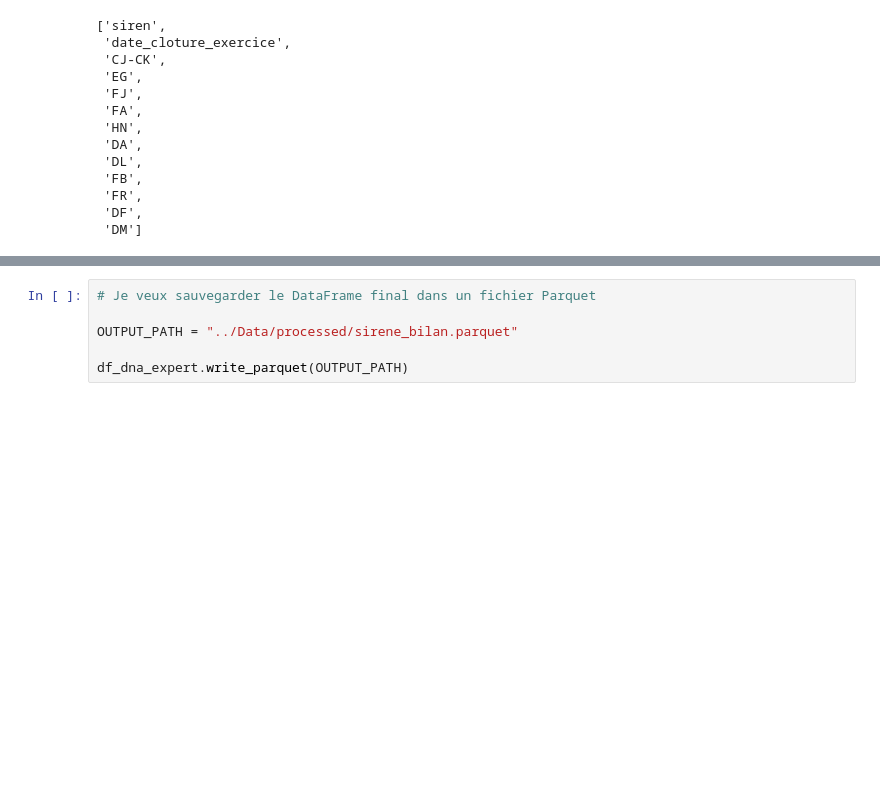
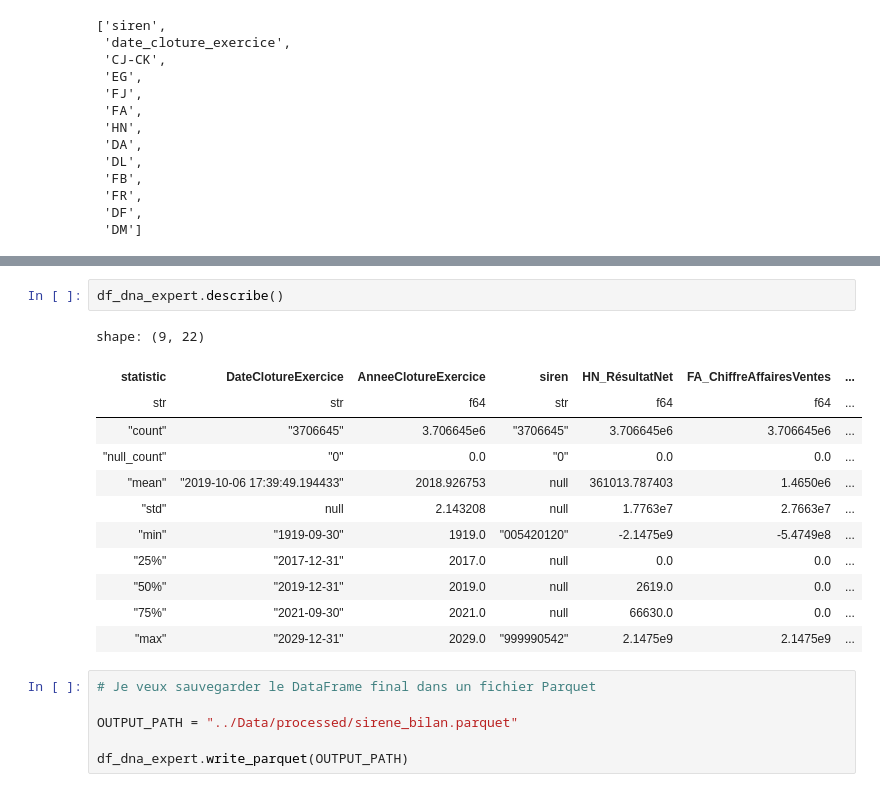
Before and after one commit to ugozchi/AS_Supervised_Learning, a Jupyter notebook: Notebooks/00_Sandbox.ipynb, the cells around one changed output, grey strips where cells are left out. Saved outputs shown, nothing was run; the diff lists cells and outputs as text; blank space fills up the shorter version.

```diff
--- a/Notebooks/00_Sandbox.ipynb
+++ b/Notebooks/00_Sandbox.ipynb
@@ -813,3 +877,18 @@ shape: (5, 21)
+# %%
+df_dna_expert.describe()
+# %% [output]
+shape: (9, 22)
+| statistic | DateClotureExercice | AnneeClotureExercice | siren | HN_RésultatNet | FA_ChiffreAffairesVentes | ... |
+| str | str | f64 | str | f64 | f64 | ... |
+| "count" | "3706645" | 3.706645e6 | "3706645" | 3.706645e6 | 3.706645e6 | ... |
+| "null_count" | "0" | 0.0 | "0" | 0.0 | 0.0 | ... |
+| "mean" | "2019-10-06 17:39:49.194433" | 2018.926753 | null | 361013.787403 | 1.4650e6 | ... |
+| "std" | null | 2.143208 | null | 1.7763e7 | 2.7663e7 | ... |
+| "min" | "1919-09-30" | 1919.0 | "005420120" | -2.1475e9 | -5.4749e8 | ... |
+| "25%" | "2017-12-31" | 2017.0 | null | 0.0 | 0.0 | ... |
+| "50%" | "2019-12-31" | 2019.0 | null | 2619.0 | 0.0 | ... |
+| "75%" | "2021-09-30" | 2021.0 | null | 66630.0 | 0.0 | ... |
+| "max" | "2029-12-31" | 2029.0 | "999990542" | 2.1475e9 | 2.1475e9 | ... |
 # %%
 # Je veux sauvegarder le DataFrame final dans un fichier Parquet
 
```
Also changed, not shown: parts of 13 cells of this notebook.
